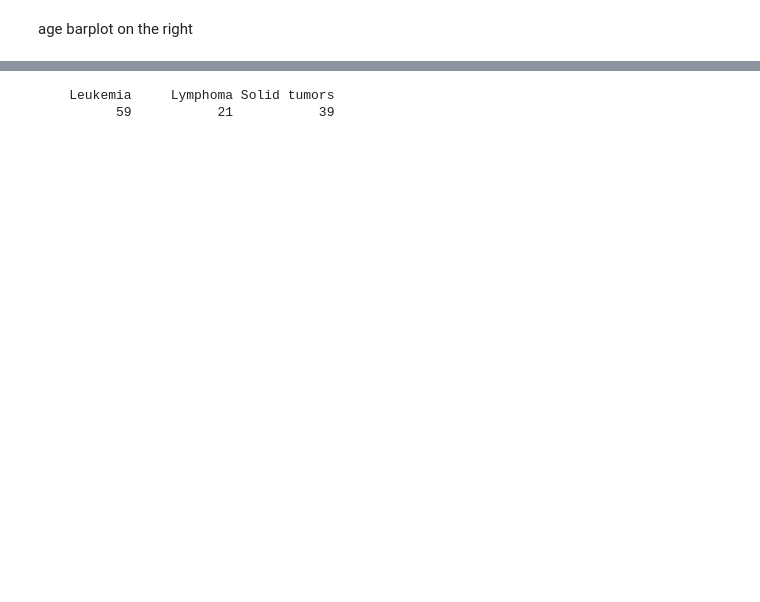
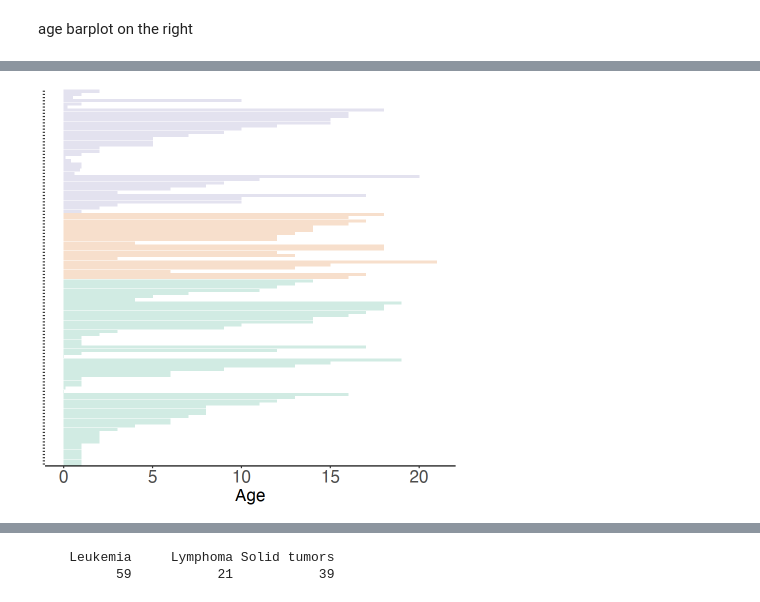
Before and after one commit to pughlab/ped_CapTCRseq, a Jupyter notebook: notebooks/09_Swimmerplot.ipynb, the cells around one changed output, grey strips where cells are left out. Cells and saved outputs as stored; diff of their text form; code cells hidden in the pictures; blank space fills up the shorter version.

```diff
--- a/notebooks/09_Swimmerplot.ipynb
+++ b/notebooks/09_Swimmerplot.ipynb
@@ -204,11 +215,11 @@ age barplot on the right
 # %%
-p1 <- ggplot( patients_cycles, aes(Patient, Age)) +
-  geom_bar(stat="identity", aes(fill=cancergroup), width=0.8, alpha = 0.2) +
-  #geom_text(aes(label=Disease_type),vjust = 0.5,hjust = -1, size = 2) +
+p1 <- ggplot(patients_cycles, aes(Patient, Age)) +
+  geom_bar(stat = "identity", aes(fill = cancergroup), width = 0.8, alpha = 0.2) +
   coord_flip() +
-  scale_fill_manual(values= group_col[c("Leukemia", "Lymphoma", "Solid")]) +
-  scale_color_brewer(palette = "Set1")+
-  scale_shape_manual(values=c(15,16,17,18)) +
-  myplot + theme(legend.position="none", plot.margin = unit(c(0.1, 0.1, 0.1, 0.2), "cm"),
-  axis.text.y = element_blank(), axis.title.y = element_blank(), axis.title.x = element_text(size = 20),
-  axis.line.x = element_line(colour = "black"), axis.text.x = element_text(size = 20))
+  scale_fill_manual(values = group_col[c("Leukemia", "Lymphoma", "Solid tumors")]) +
+  myplot +
+  theme(
+    legend.position = "none", plot.margin = unit(c(0.1, 0.1, 0.1, 0.2), "cm"),
+    axis.text.y = element_blank(), axis.title.y = element_blank(), axis.title.x = element_text(size = 20),
+    axis.line.x = element_line(colour = "black"), axis.text.x = element_text(size = 20)
+  )
@@ -224 +226,5 @@ The following object is masked from 'package:ggpubr':
+# %%
+p1
+# %% [output]
+[figure, added]
 # %%
```
Also changed, not shown: parts of 19 cells of this notebook, 13 other files.
